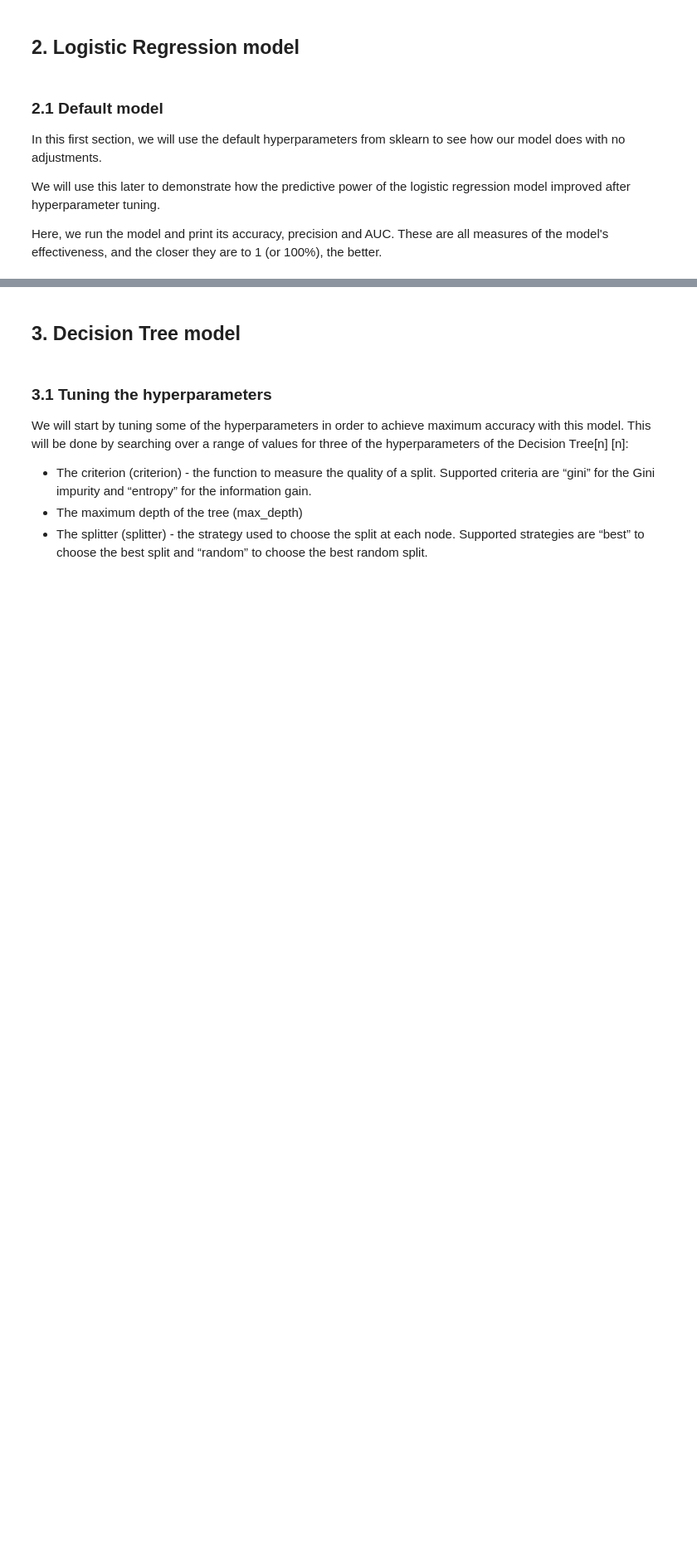
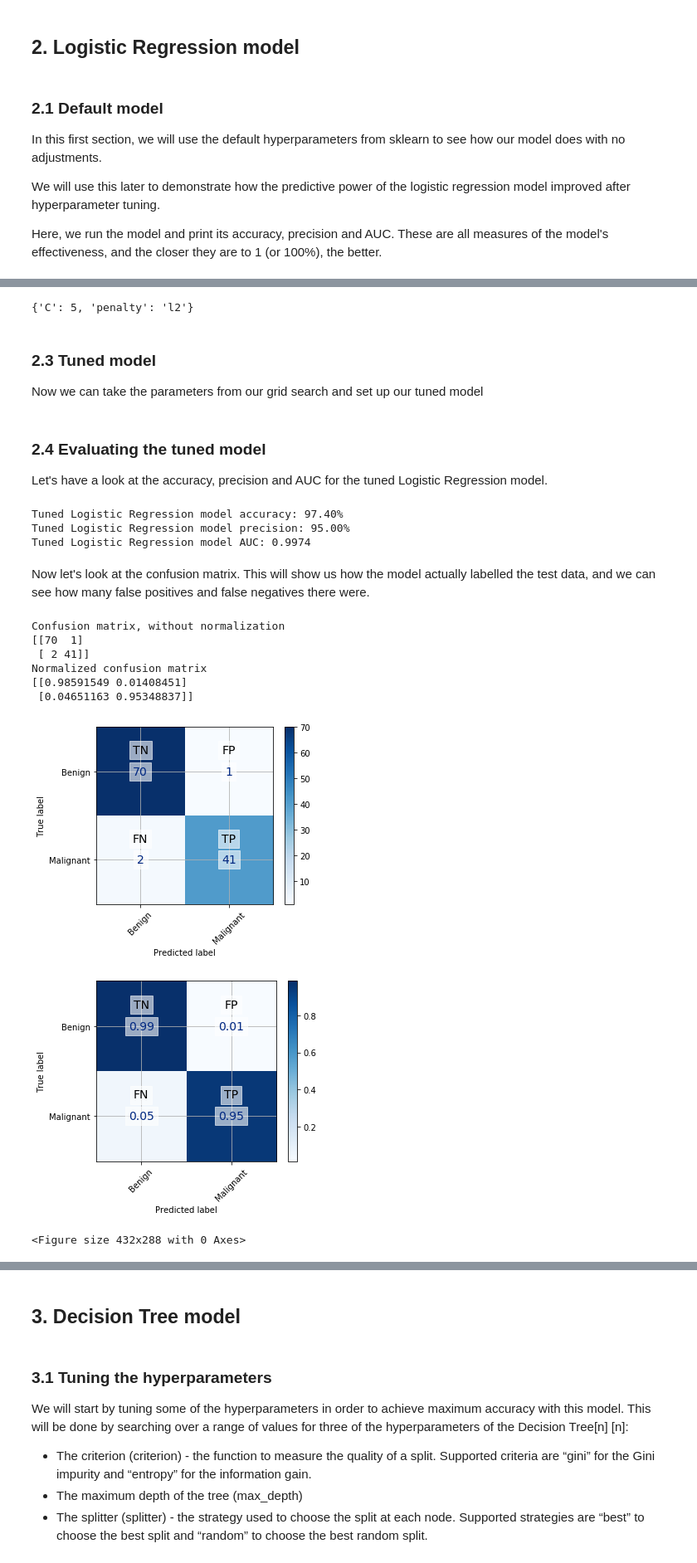
Before and after one commit to DaniiClarkee/Team4_CFG, a Jupyter notebook: Team_4_analysis_full_notebook_Rose.ipynb, the cells around one changed output, grey strips where cells are left out. Shown at 83% size. Drawn from its saved outputs; the diff is of its cells as text; code cells hidden in the pictures; blank space fills up the shorter version.

```diff
--- a/Team_4_analysis_full_notebook_Rose.ipynb
+++ b/Team_4_analysis_full_notebook_Rose.ipynb
@@ -462,0 +402,9 @@ plt.show()
+# %%
+logistic_regression_params = logistic_regression_grid_search.best_params_
+logistic_regression_params
+# %% [output]
+{'C': 5, 'penalty': 'l2'}
+# %% [markdown]
+### 2.3 Tuned model
+
+Now we can take the parameters from our grid search and set up our tuned model
@@ -462,0 +420,34 @@ plt.show()
+# %% [markdown]
+### 2.4 Evaluating the tuned model
+
+Let's have a look at the accuracy, precision and AUC for the tuned Logistic Regression model.
+# %%
+logistic_regression_tuned_acc, logistic_regression_tuned_precision = utilities.print_metrics(X_test,
+                                                                                             y_test,
+                                                                                             pred_logistic_regression_tuned,
+                                                                                             proba_logistic_regression_tuned,
+                                                                                             "Tuned Logistic Regression model")
+# %% [output]
+Tuned Logistic Regression model accuracy: 97.40%
+Tuned Logistic Regression model precision: 95.00%
+Tuned Logistic Regression model AUC: 0.9974
+# %% [markdown]
+Now let's look at the confusion matrix. This will show us how the model actually labelled the test data, and we can see how many false positives and false negatives there were.
+# %%
+#Confusion matrix, to see where our classifier is making mistakes:
+
+logistic_regression_tuned_conf = confusion_matrix(y_test,pred_logistic_regression_tuned)
+utilities.plot_conf_matrix(logistic_regression_tuned_conf, normalize=False)
+utilities.plot_conf_matrix(logistic_regression_tuned_conf, normalize=True)
+plt.show()
+plt.tight_layout()
+# %% [output]
+Confusion matrix, without normalization
+[[70  1]
+ [ 2 41]]
+Normalized confusion matrix
+[[0.98591549 0.01408451]
+ [0.04651163 0.95348837]]
+[figure, added]
+[figure, added]
+<Figure size 432x288 with 0 Axes>
```
Also changed, not shown: parts of 21 cells of this notebook.
